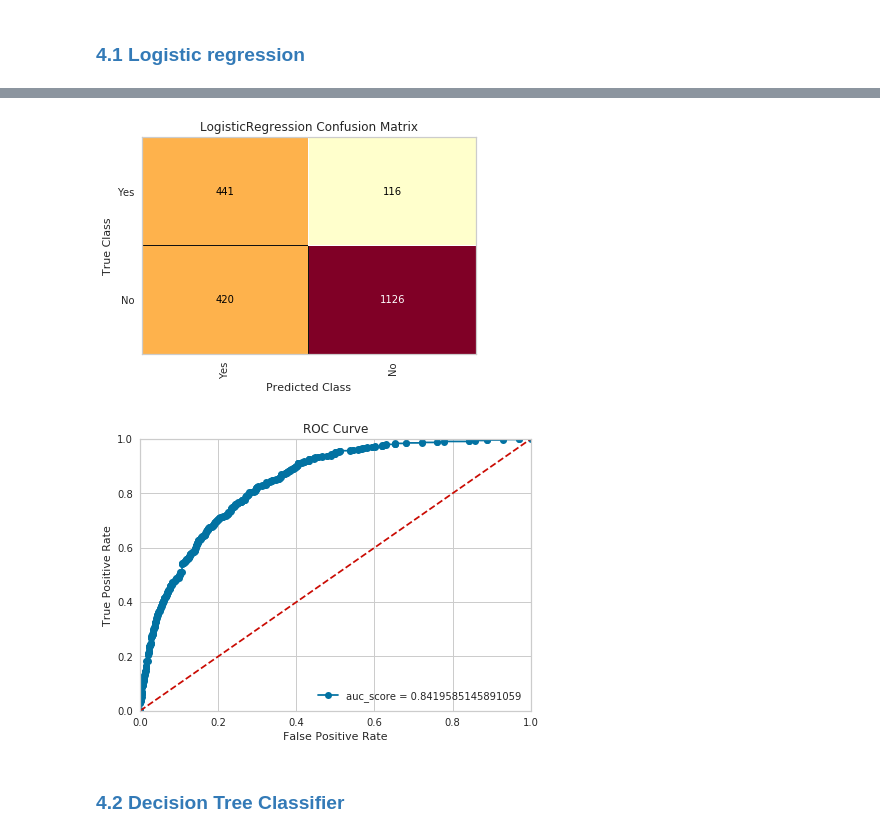
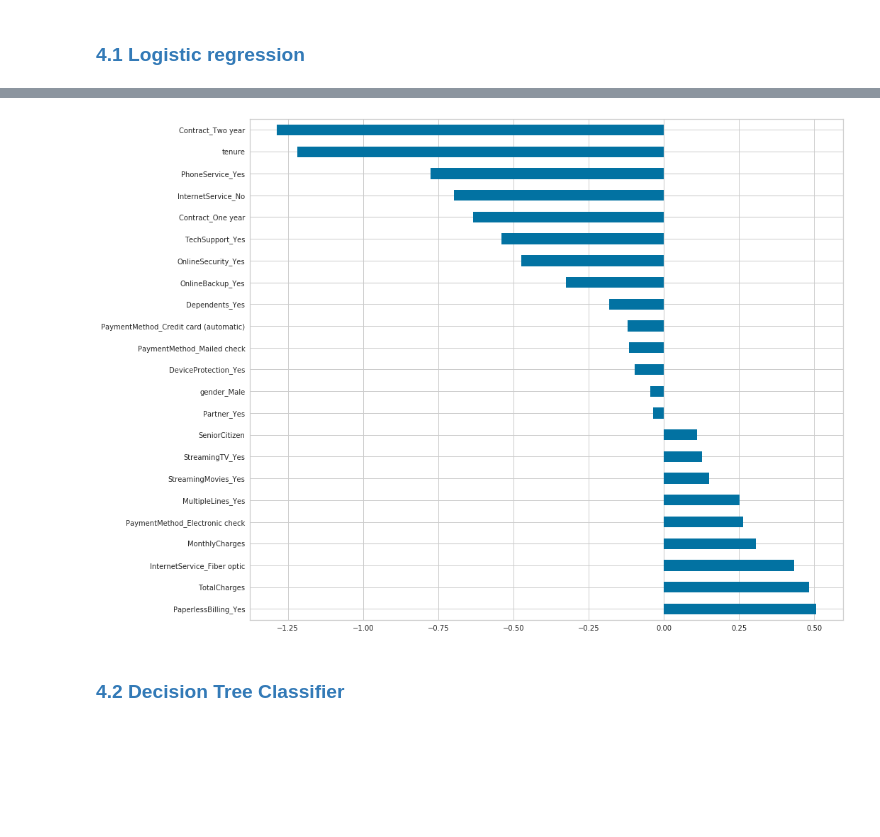
Before and after one commit to glingden/Customer-Churn-Prediction, a Jupyter notebook: Customer_churn_prediction.ipynb, the cells around one changed output, grey strips where cells are left out. Drawn from its saved outputs; the diff is of its cells as text; code cells hidden in the pictures; blank space fills up the shorter version.

```diff
--- a/Customer_churn_prediction.ipynb
+++ b/Customer_churn_prediction.ipynb
@@ -513,6 +520,15 @@ def confusion_Matrix(model,  X_test, y_test, label):
 # %%
 '''=== ROC curve  plot ===='''
 def creat_roc_curve(model, X_test, y_test, pos_label):
+
+    """
+    model = final model(parameter tunned)
+    X_test = testing datset(features)
+    y_test = testing dataset(labels)
+    pos_label = postive class(either in integer or string), eg. 'Yes'
+
+
+    """
     y_test_prob_tune = model.predict_proba(X_test)#class probabilities for Auc_score
     prob_pstive = [p[1] for p in y_test_prob_tune] # probabilty for positive class
     auc_score = roc_auc_score(y_test, prob_pstive)
@@ -577,14 +643,10 @@ weighted avg       0.75      0.75      0.73      2103
-# %%
-#confusion matrix (yellobrik)
-label = ['Yes','No']
-confusion_Matrix(model_logistic_final,  X_test, y_test, label)
-# %% [output]
-[figure, removed]
-# %%
-#create ROC curve
-creat_roc_curve(model_logistic_final,X_test, y_test,'Yes')
-# %% [output]
-[figure, removed]
+# %%
+#show features importance in diagram
+feat_import = pd.Series(model_lr.coef_.flatten(), index=X_train.columns)
+feat_import.nlargest(23).plot(kind='barh',figsize=(15,13))
+plt.show()
+# %% [output]
+[figure, added]
 # %% [markdown]
 ### <a href="#modeldt" style="text-decoration:none "> 4.2 Decision Tree Classifier</a><br>
 # %%
```
Also changed, not shown: parts of 31 cells of this notebook.
